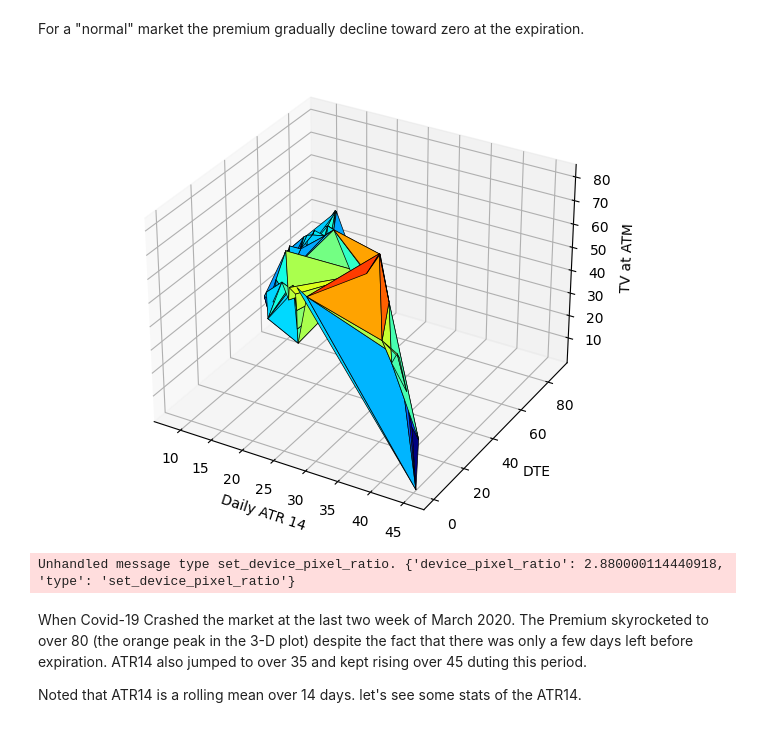
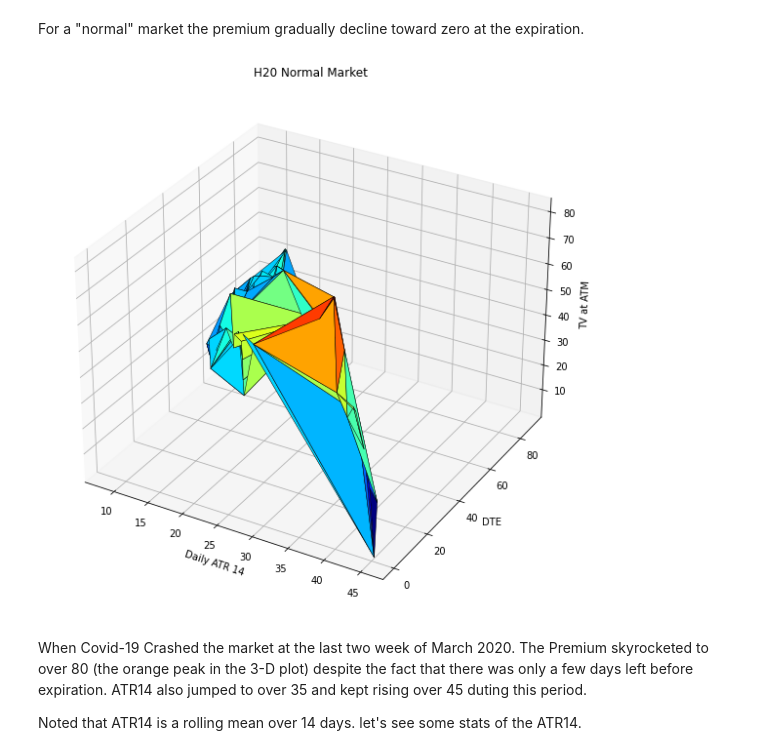
Before and after one commit to soi130/options_analysis, a Jupyter notebook: options_analytics.ipynb, the cells around one changed output. Saved outputs shown, nothing was run; the diff lists cells and outputs as text; code cells hidden in the pictures.

```diff
--- a/options_analytics.ipynb
+++ b/options_analytics.ipynb
@@ -454,0 +513,2 @@ Next let's cast the "Days to expire" column from str to int for later use in ana
+# %%
+ready_df['vol_ma14'] = ready_df['Vol'].rolling(14).mean()
@@ -555,26 +615,23 @@ Unhandled message type set_device_pixel_ratio. {'device_pixel_ratio': 2.88000011
 # %% [markdown]
 For a "normal" market the premium gradually decline toward zero at the expiration.
 # %%
-%matplotlib widget
-
-from mpl_toolkits.mplot3d import Axes3D
 sym = 'H20'
 
-fig = plt.figure()
-ax = Axes3D(fig)
+fig = plt.figure(figsize=(10,10))
+
+ax = fig.add_subplot(111, projection='3d')
 ax.plot_trisurf(ready_df.loc[ready_df['Series']==sym, 'atr'],ready_df.loc[ready_df['Series']==sym, 'dte'],ready_df.loc[ready_df['Series']==sym, 'atm_tv'],
                         cmap=plt.cm.jet,edgecolor='black',linewidth=0.5)
 
-ax.set_title('{} Panic Market'.format(sym))
+ax.set_title('{} Normal Market'.format(sym))
 ax.set_xlabel('Daily ATR 14')
 ax.set_ylabel('DTE')
 ax.set_zlabel('TV at ATM')
 #plt. tight_layout()
 
 plt.show()
 # %% [output]
-[figure, old version]
+[figure, new version]
-Unhandled message type set_device_pixel_ratio. {'device_pixel_ratio': 2.880000114440918, 'type': 'set_device_pixel_ratio'}
 # %% [markdown]
 When Covid-19 Crashed the market at the last two week of March 2020. The Premium skyrocketed to over 80 (the orange peak in the 3-D plot) despite the fact that there was only a few days left before expiration. ATR14 also jumped to over 35 and kept rising over 45 duting this period.
 
```
Also changed, not shown: parts of 42 cells of this notebook.
